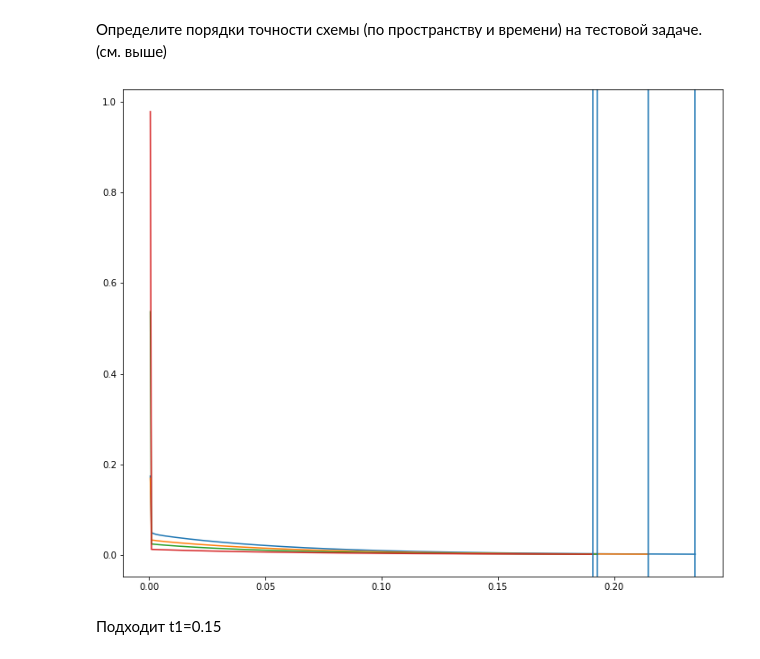
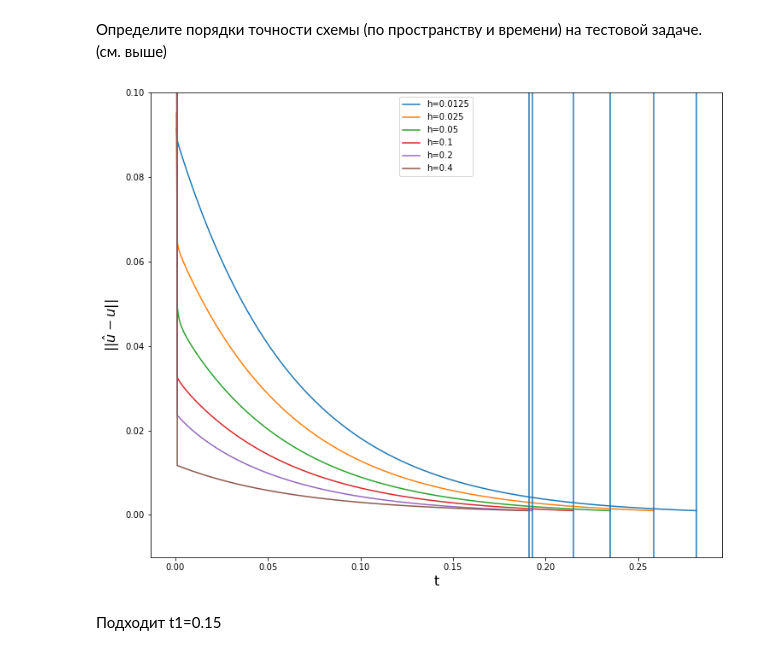
Before and after one commit to Chpel/Study_3, a Jupyter notebook: Численные методы 4 курс/ДЗ_№1/diffusion_eq-Copy1.ipynb, the cells around one changed output. Cells and saved outputs as stored; diff of their text form; code cells hidden in the pictures.

```diff
--- a/Численные методы 4 курс/ДЗ_№1/diffusion_eq-Copy1.ipynb
+++ b/Численные методы 4 курс/ДЗ_№1/diffusion_eq-Copy1.ipynb
@@ -383,17 +387,20 @@ def heat_impl_history(init, bound1, bound2, alpha, lx, h, tau, tol=1e-3):
 
     return t_end, u_end, ts, errs
 # %%
-hs = [0.05, 0.1, 0.2, 0.4]
+hs = np.array([0.0125, 0.025, 0.05, 0.1, 0.2, 0.4])
 plt.figure(figsize=(12,10))
 for h0 in hs:
     t_1, u_1, ts1, errs1 = heat_impl_history(lambda x: np.sin(4.*x), lambda x: 0., lambda x: 0.,
                      alpha=1., lx=np.pi, h=h0, tau=0.0005)
     plt.plot(ts1, errs1, label=f'h={h0}')
     plt.axvline(ts1[-1])
 plt.legend()
+plt.ylabel(r'$||\hat u - u||$', fontsize=16)
+plt.xlabel('t', fontsize=16)
+plt.ylim(-0.01, 0.1)
 plt.savefig('impl_t1.png')
 # %% [output]
-[figure, old version]
+[figure, new version]
 # %% [markdown]
 Подходит t1=0.15
 # %%
```
Also changed, not shown: parts of 3 cells of this notebook, 9 other files.
